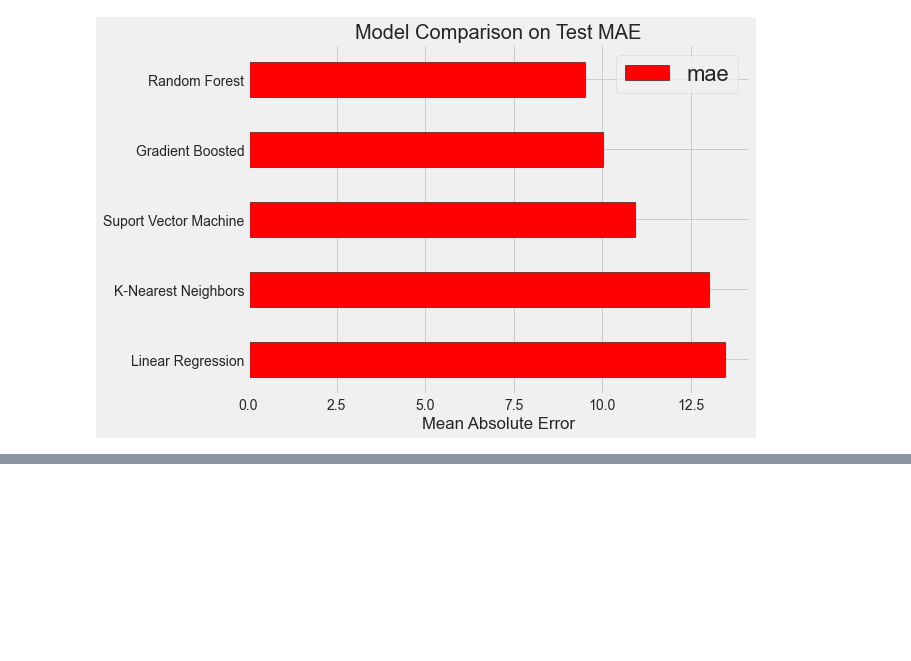
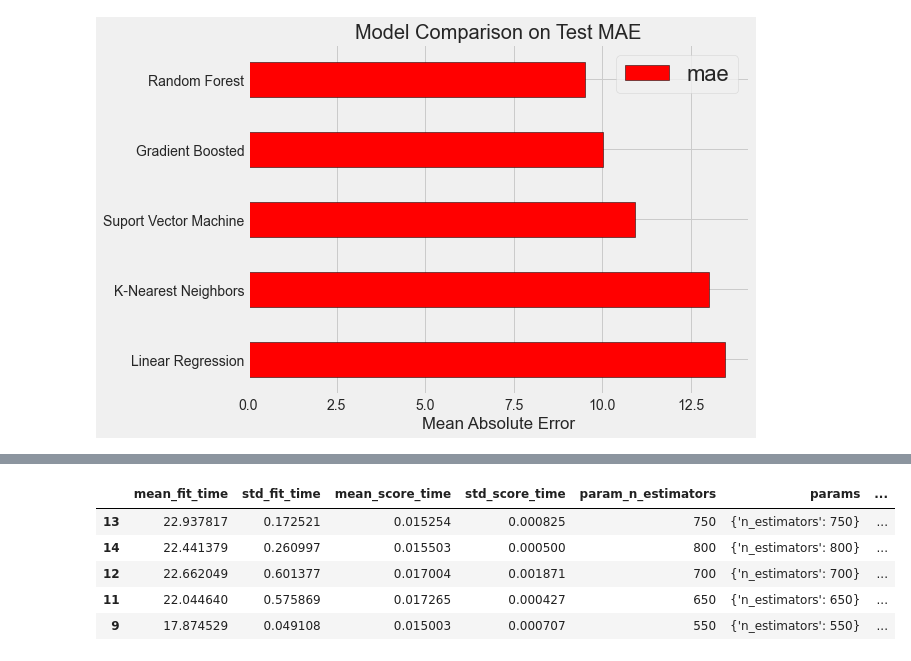
Before and after one commit to Jared-Glenn/Machine_Learning_Project_Walkthrough, a Jupyter notebook: ml_walkthrough_2.ipynb, the cells around one changed output, grey strips where cells are left out. Saved outputs shown, nothing was run; the diff lists cells and outputs as text; code cells hidden in the pictures; blank space fills up the shorter version.

```diff
--- a/ml_walkthrough_2.ipynb
+++ b/ml_walkthrough_2.ipynb
@@ -196,0 +293,9 @@ hyperparameter_grid = {'loss': loss,
+# %%
+results.sort_values('mean_test_score', ascending = False).head(5)
+# %% [output]
+|  | mean_fit_time | std_fit_time | mean_score_time | std_score_time | param_n_estimators | params | ... |
+| 13 | 22.937817 | 0.172521 | 0.015254 | 0.000825 | 750 | {'n_estimators': 750} | ... |
+| 14 | 22.441379 | 0.260997 | 0.015503 | 0.000500 | 800 | {'n_estimators': 800} | ... |
+| 12 | 22.662049 | 0.601377 | 0.017004 | 0.001871 | 700 | {'n_estimators': 700} | ... |
+| 11 | 22.044640 | 0.575869 | 0.017265 | 0.000427 | 650 | {'n_estimators': 650} | ... |
+| 9 | 17.874529 | 0.049108 | 0.015003 | 0.000707 | 550 | {'n_estimators': 550} | ... |
```
Also changed, not shown: parts of 9 cells of this notebook.
